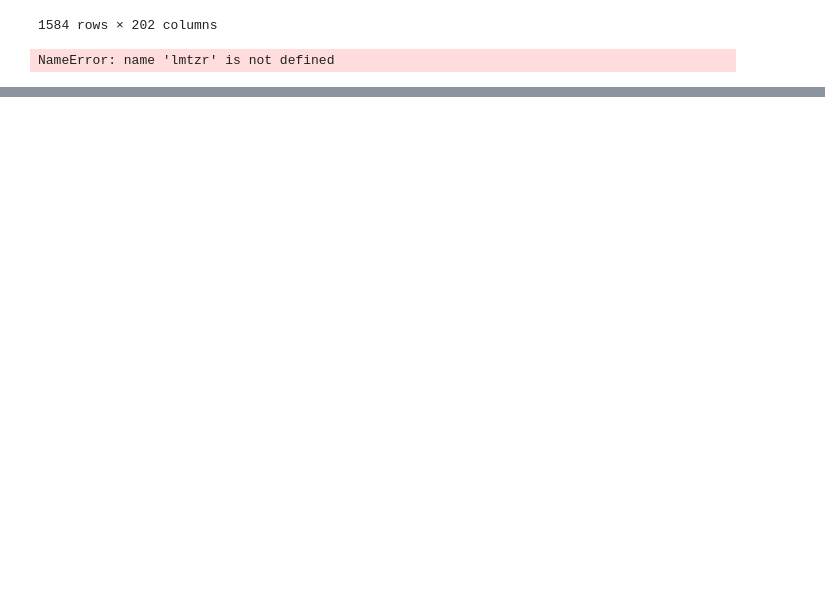
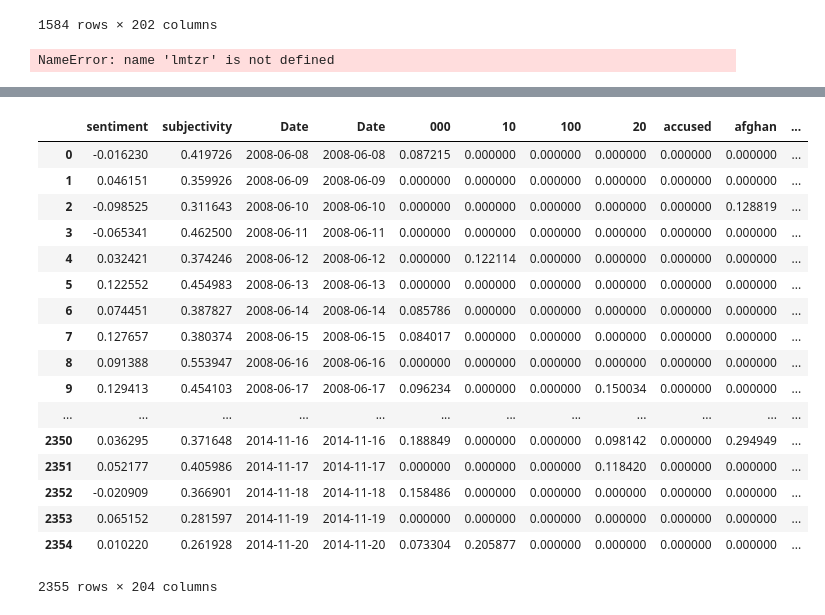
Before and after one commit to mackdelany/NLP-stock-price-prediction, a Jupyter notebook: notebooks/News Processing.ipynb, the cells around one changed output, grey strips where cells are left out. Cells and saved outputs as stored; diff of their text form; code cells hidden in the pictures; blank space fills up the shorter version.

Commit message:
Sentiment and subjectivity

```diff
--- a/notebooks/News Processing.ipynb
+++ b/notebooks/News Processing.ipynb
@@ -123,5 +125,14 @@ lmtzr = WordNetLemmatizer()
 news['News'] = news['News'].apply(lemmatize_sentence)
 # %%
 lemmatize_sentence('United States quits Human Rights Council')
+# %%
+def sentiment(row):
+    return TextBlob(row).sentiment.polarity
+
+def subjectivity(row):
+    return TextBlob(row).sentiment.subjectivity
+
+news['sentiment'] = news['News'].apply(sentiment)
+news['subjectivity'] = news['News'].apply(subjectivity)
 # %%
 news
@@ -127,0 +158,21 @@ news
+# %%
+pd.concat([news[['sentiment','subjectivity']],pd.Series(news.Date.unique()).to_frame(name='Date'), text_features], axis=1)
+# %% [output]
+|  | sentiment | subjectivity | Date | Date | 000 | 10 | 100 | 20 | accused | afghan | ... |
+| 0 | -0.016230 | 0.419726 | 2008-06-08 | 2008-06-08 | 0.087215 | 0.000000 | 0.000000 | 0.000000 | 0.000000 | 0.000000 | ... |
+| 1 | 0.046151 | 0.359926 | 2008-06-09 | 2008-06-09 | 0.000000 | 0.000000 | 0.000000 | 0.000000 | 0.000000 | 0.000000 | ... |
+| 2 | -0.098525 | 0.311643 | 2008-06-10 | 2008-06-10 | 0.000000 | 0.000000 | 0.000000 | 0.000000 | 0.000000 | 0.128819 | ... |
+| 3 | -0.065341 | 0.462500 | 2008-06-11 | 2008-06-11 | 0.000000 | 0.000000 | 0.000000 | 0.000000 | 0.000000 | 0.000000 | ... |
+| 4 | 0.032421 | 0.374246 | 2008-06-12 | 2008-06-12 | 0.000000 | 0.122114 | 0.000000 | 0.000000 | 0.000000 | 0.000000 | ... |
+| 5 | 0.122552 | 0.454983 | 2008-06-13 | 2008-06-13 | 0.000000 | 0.000000 | 0.000000 | 0.000000 | 0.000000 | 0.000000 | ... |
+| 6 | 0.074451 | 0.387827 | 2008-06-14 | 2008-06-14 | 0.085786 | 0.000000 | 0.000000 | 0.000000 | 0.000000 | 0.000000 | ... |
+| 7 | 0.127657 | 0.380374 | 2008-06-15 | 2008-06-15 | 0.084017 | 0.000000 | 0.000000 | 0.000000 | 0.000000 | 0.000000 | ... |
+| 8 | 0.091388 | 0.553947 | 2008-06-16 | 2008-06-16 | 0.000000 | 0.000000 | 0.000000 | 0.000000 | 0.000000 | 0.000000 | ... |
+| 9 | 0.129413 | 0.454103 | 2008-06-17 | 2008-06-17 | 0.096234 | 0.000000 | 0.000000 | 0.150034 | 0.000000 | 0.000000 | ... |
+| ... | ... | ... | ... | ... | ... | ... | ... | ... | ... | ... | ... |
+| 2350 | 0.036295 | 0.371648 | 2014-11-16 | 2014-11-16 | 0.188849 | 0.000000 | 0.000000 | 0.098142 | 0.000000 | 0.294949 | ... |
+| 2351 | 0.052177 | 0.405986 | 2014-11-17 | 2014-11-17 | 0.000000 | 0.000000 | 0.000000 | 0.118420 | 0.000000 | 0.000000 | ... |
+| 2352 | -0.020909 | 0.366901 | 2014-11-18 | 2014-11-18 | 0.158486 | 0.000000 | 0.000000 | 0.000000 | 0.000000 | 0.000000 | ... |
+| 2353 | 0.065152 | 0.281597 | 2014-11-19 | 2014-11-19 | 0.000000 | 0.000000 | 0.000000 | 0.000000 | 0.000000 | 0.000000 | ... |
+| 2354 | 0.010220 | 0.261928 | 2014-11-20 | 2014-11-20 | 0.073304 | 0.205877 | 0.000000 | 0.000000 | 0.000000 | 0.000000 | ... |
+2355 rows × 204 columns
```
Also changed, not shown: parts of 3 cells of this notebook, 2 other files.
